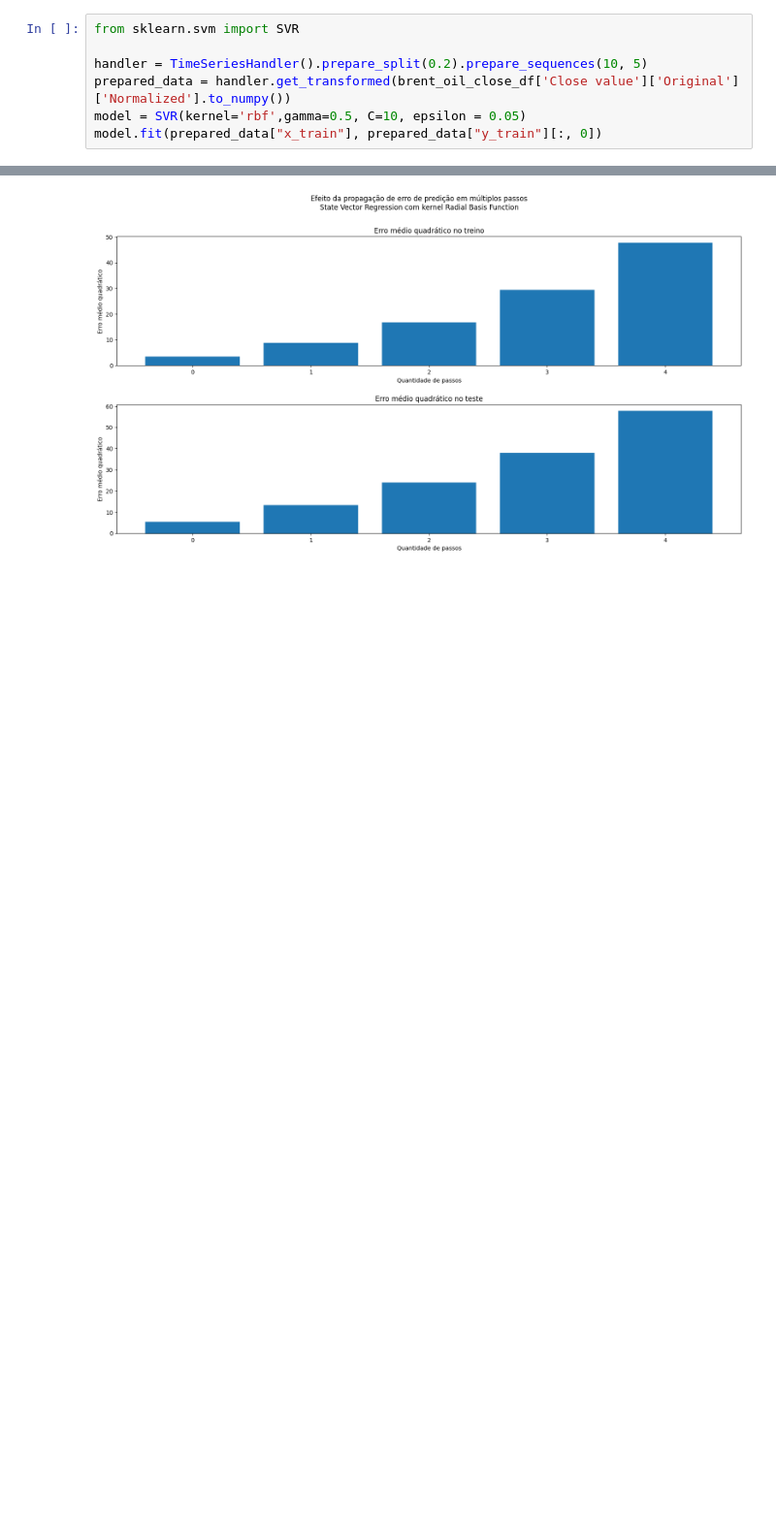
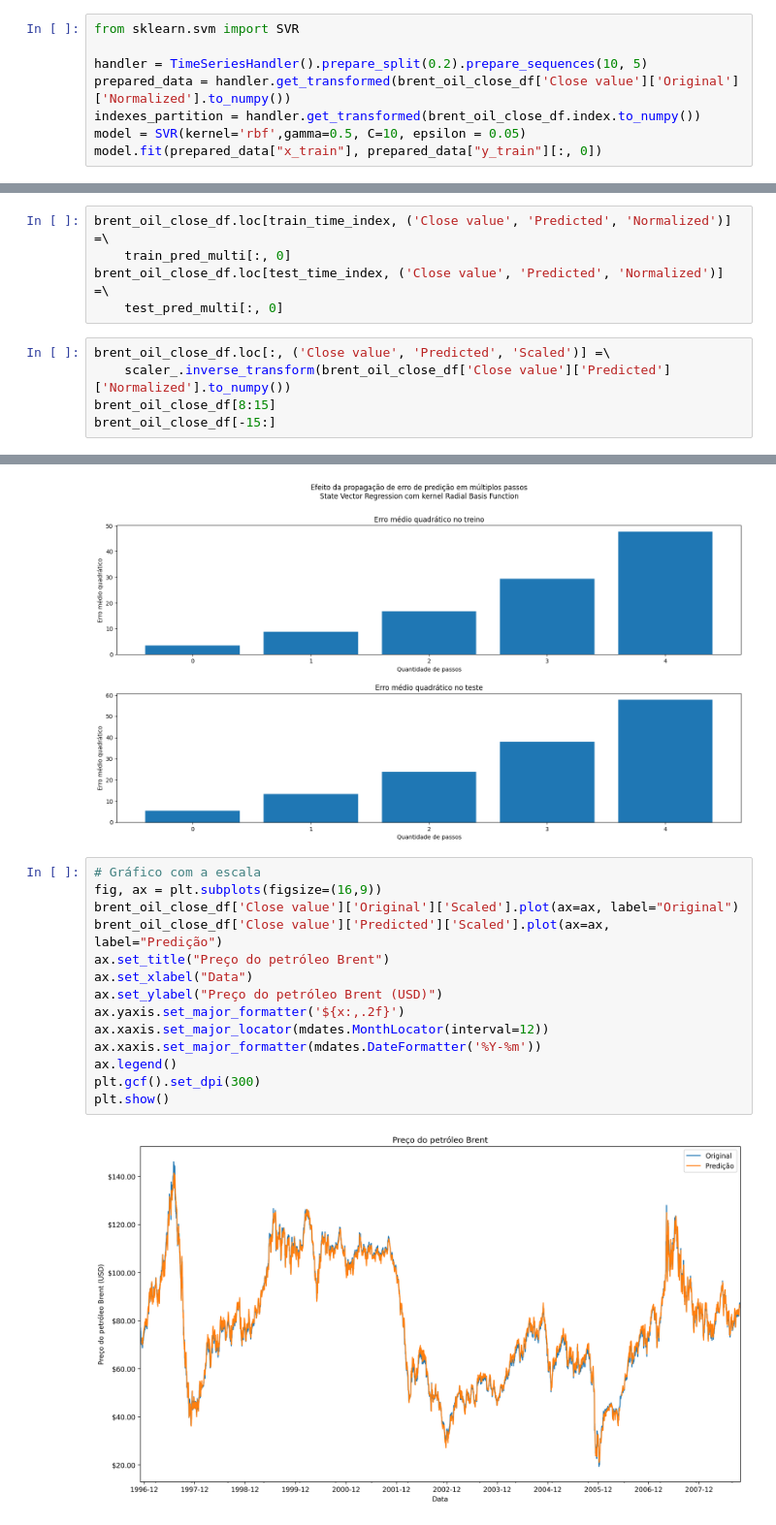
Before and after one commit to GuiCT/data-driven-studies, a Jupyter notebook: time-series/svr.ipynb, the cells around one changed output, grey strips where cells are left out. Shown at 97% size. Drawn from its saved outputs; the diff is of its cells as text; blank space fills up the shorter version.

```diff
--- a/time-series/svr.ipynb
+++ b/time-series/svr.ipynb
@@ -155,6 +189,7 @@ from sklearn.svm import SVR
 
 handler = TimeSeriesHandler().prepare_split(0.2).prepare_sequences(10, 5)
 prepared_data = handler.get_transformed(brent_oil_close_df['Close value']['Original']['Normalized'].to_numpy())
+indexes_partition = handler.get_transformed(brent_oil_close_df.index.to_numpy())
 model = SVR(kernel='rbf',gamma=0.5, C=10, epsilon = 0.05)
 model.fit(prepared_data["x_train"], prepared_data["y_train"][:, 0])
 # %% [output]
@@ -237,3 +262,13 @@ for i in range(len(prepared_data["x_train"])):
     train_pred_multi[i] = multi_predictor.predict(prepared_data["x_train"][i], 5)["predicted"]
 for i in range(len(prepared_data["x_test"])):
     test_pred_multi[i] = multi_predictor.predict(prepared_data["x_test"][i], 5)["predicted"]
+# %%
+brent_oil_close_df.loc[train_time_index, ('Close value', 'Predicted', 'Normalized')] =\
+    train_pred_multi[:, 0]
+brent_oil_close_df.loc[test_time_index, ('Close value', 'Predicted', 'Normalized')] =\
+    test_pred_multi[:, 0]
+# %%
+brent_oil_close_df.loc[:, ('Close value', 'Predicted', 'Scaled')] =\
+    scaler_.inverse_transform(brent_oil_close_df['Close value']['Predicted']['Normalized'].to_numpy())
+brent_oil_close_df[8:15]
+brent_oil_close_df[-15:]
@@ -266,3 +321,19 @@ plt.savefig("multi_step_error.png", dpi=300)
 plt.show()
 # %% [output]
 [figure]
+# %%
+# Gráfico com a escala
+fig, ax = plt.subplots(figsize=(16,9))
+brent_oil_close_df['Close value']['Original']['Scaled'].plot(ax=ax, label="Original")
+brent_oil_close_df['Close value']['Predicted']['Scaled'].plot(ax=ax, label="Predição")
+ax.set_title("Preço do petróleo Brent")
+ax.set_xlabel("Data")
+ax.set_ylabel("Preço do petróleo Brent (USD)")
+ax.yaxis.set_major_formatter('${x:,.2f}')
+ax.xaxis.set_major_locator(mdates.MonthLocator(interval=12))
+ax.xaxis.set_major_formatter(mdates.DateFormatter('%Y-%m'))
+ax.legend()
+plt.gcf().set_dpi(300)
+plt.show()
+# %% [output]
+[figure, added]
```
Also changed, not shown: parts of 6 cells of this notebook, 3 other files.
